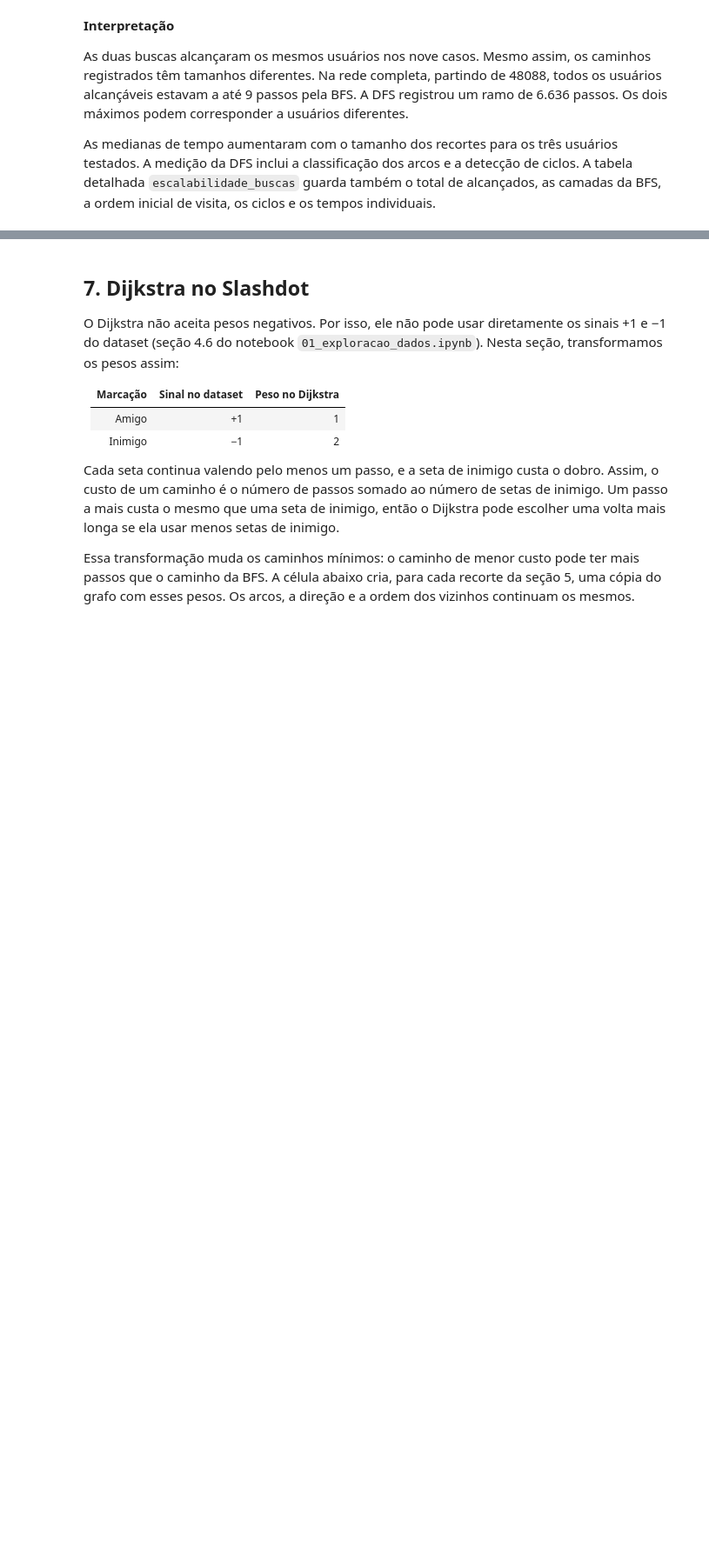
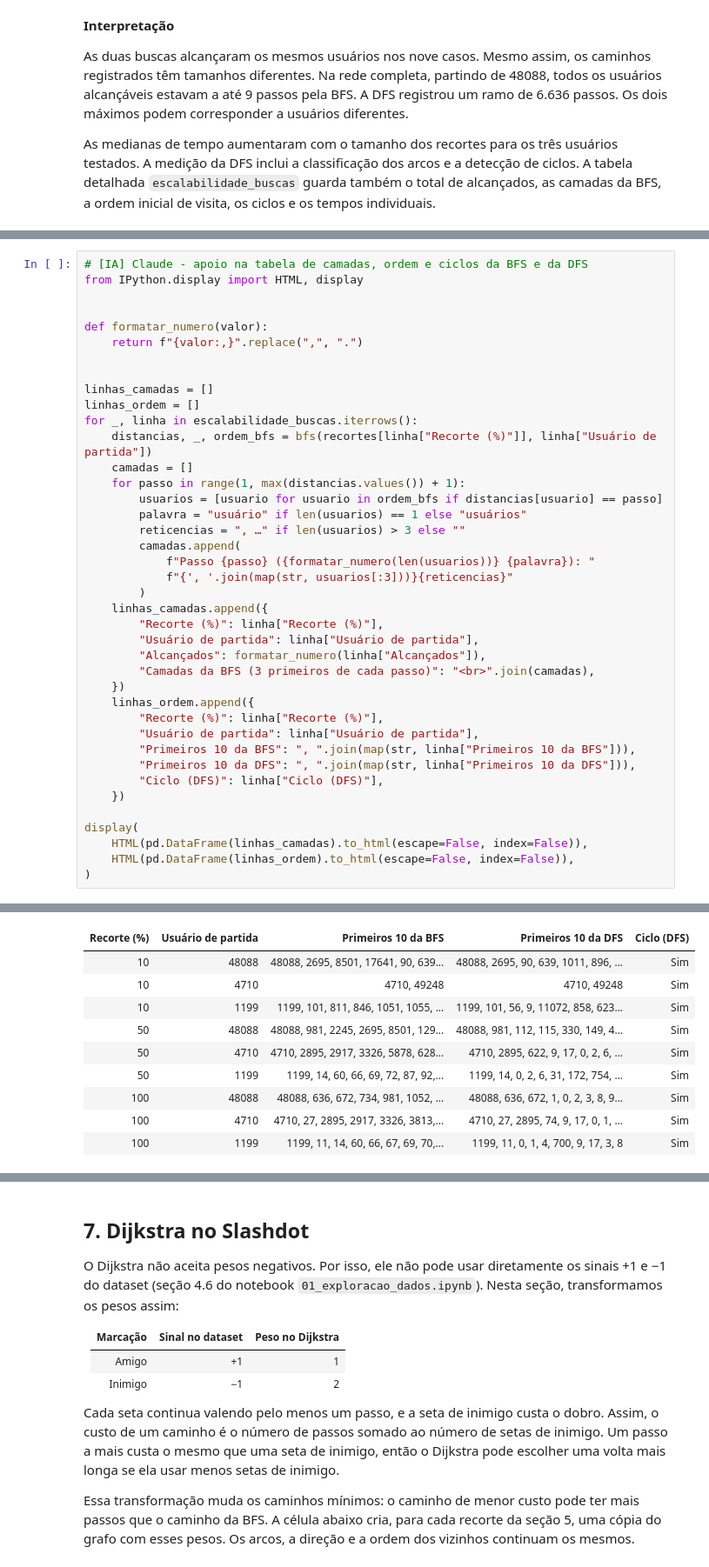
Before and after one commit to arthurlins7/Projeto-Grafos, a Jupyter notebook: notebooks/02_grafos_algoritmos.ipynb, the cells around one changed output, grey strips where cells are left out. Shown at 87% size. Drawn from its saved outputs; the diff is of its cells as text; blank space fills up the shorter version.

Commit message:
feat: mostrar camadas, ordem de visita e ciclos da BFS e da DFS

```diff
--- a/notebooks/02_grafos_algoritmos.ipynb
+++ b/notebooks/02_grafos_algoritmos.ipynb
@@ -335,0 +340,41 @@ As medianas de tempo aumentaram com o tamanho dos recortes para os três usuári
+# %%
+# [IA] Claude - apoio na tabela de camadas, ordem e ciclos da BFS e da DFS
+from IPython.display import HTML, display
+
+
+def formatar_numero(valor):
+    return f"{valor:,}".replace(",", ".")
+
+
+linhas_camadas = []
+linhas_ordem = []
+for _, linha in escalabilidade_buscas.iterrows():
+    distancias, _, ordem_bfs = bfs(recortes[linha["Recorte (%)"]], linha["Usuário de partida"])
+    camadas = []
+    for passo in range(1, max(distancias.values()) + 1):
+        usuarios = [usuario for usuario in ordem_bfs if distancias[usuario] == passo]
+        palavra = "usuário" if len(usuarios) == 1 else "usuários"
+        reticencias = ", …" if len(usuarios) > 3 else ""
+        camadas.append(
+            f"Passo {passo} ({formatar_numero(len(usuarios))} {palavra}): "
+            f"{', '.join(map(str, usuarios[:3]))}{reticencias}"
+        )
+    linhas_camadas.append({
+        "Recorte (%)": linha["Recorte (%)"],
+        "Usuário de partida": linha["Usuário de partida"],
+        "Alcançados": formatar_numero(linha["Alcançados"]),
+        "Camadas da BFS (3 primeiros de cada passo)": "<br>".join(camadas),
+    })
+    linhas_ordem.append({
+        "Recorte (%)": linha["Recorte (%)"],
+        "Usuário de partida": linha["Usuário de partida"],
+        "Primeiros 10 da BFS": ", ".join(map(str, linha["Primeiros 10 da BFS"])),
+        "Primeiros 10 da DFS": ", ".join(map(str, linha["Primeiros 10 da DFS"])),
+        "Ciclo (DFS)": linha["Ciclo (DFS)"],
+    })
+
+display(
+    HTML(pd.DataFrame(linhas_camadas).to_html(escape=False, index=False)),
+    HTML(pd.DataFrame(linhas_ordem).to_html(escape=False, index=False)),
+)
+# %% [output]
@@ -335,0 +391,10 @@ As medianas de tempo aumentaram com o tamanho dos recortes para os três usuári
+| Recorte (%) | Usuário de partida | Primeiros 10 da BFS | Primeiros 10 da DFS | Ciclo (DFS) |
+| 10 | 48088 | 48088, 2695, 8501, 17641, 90, 639... | 48088, 2695, 90, 639, 1011, 896, ... | Sim |
+| 10 | 4710 | 4710, 49248 | 4710, 49248 | Sim |
+| 10 | 1199 | 1199, 101, 811, 846, 1051, 1055, ... | 1199, 101, 56, 9, 11072, 858, 623... | Sim |
+| 50 | 48088 | 48088, 981, 2245, 2695, 8501, 129... | 48088, 981, 112, 115, 330, 149, 4... | Sim |
+| 50 | 4710 | 4710, 2895, 2917, 3326, 5878, 628... | 4710, 2895, 622, 9, 17, 0, 2, 6, ... | Sim |
+| 50 | 1199 | 1199, 14, 60, 66, 69, 72, 87, 92,... | 1199, 14, 0, 2, 6, 31, 172, 754, ... | Sim |
+| 100 | 48088 | 48088, 636, 672, 734, 981, 1052, ... | 48088, 636, 672, 1, 0, 2, 3, 8, 9... | Sim |
+| 100 | 4710 | 4710, 27, 2895, 2917, 3326, 3813,... | 4710, 27, 2895, 74, 9, 17, 0, 1, ... | Sim |
+| 100 | 1199 | 1199, 11, 14, 60, 66, 67, 69, 70,... | 1199, 11, 0, 1, 4, 700, 9, 17, 3, 8 | Sim |
```
Also changed, not shown: parts of 3 cells of this notebook.
